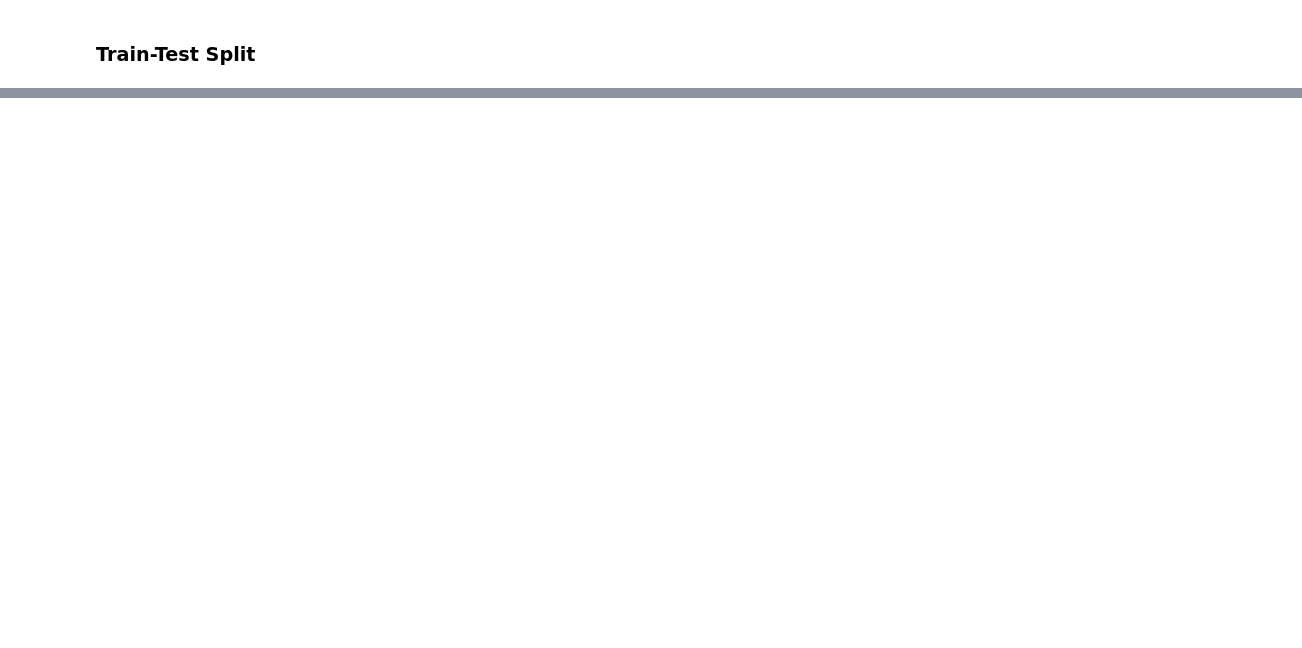
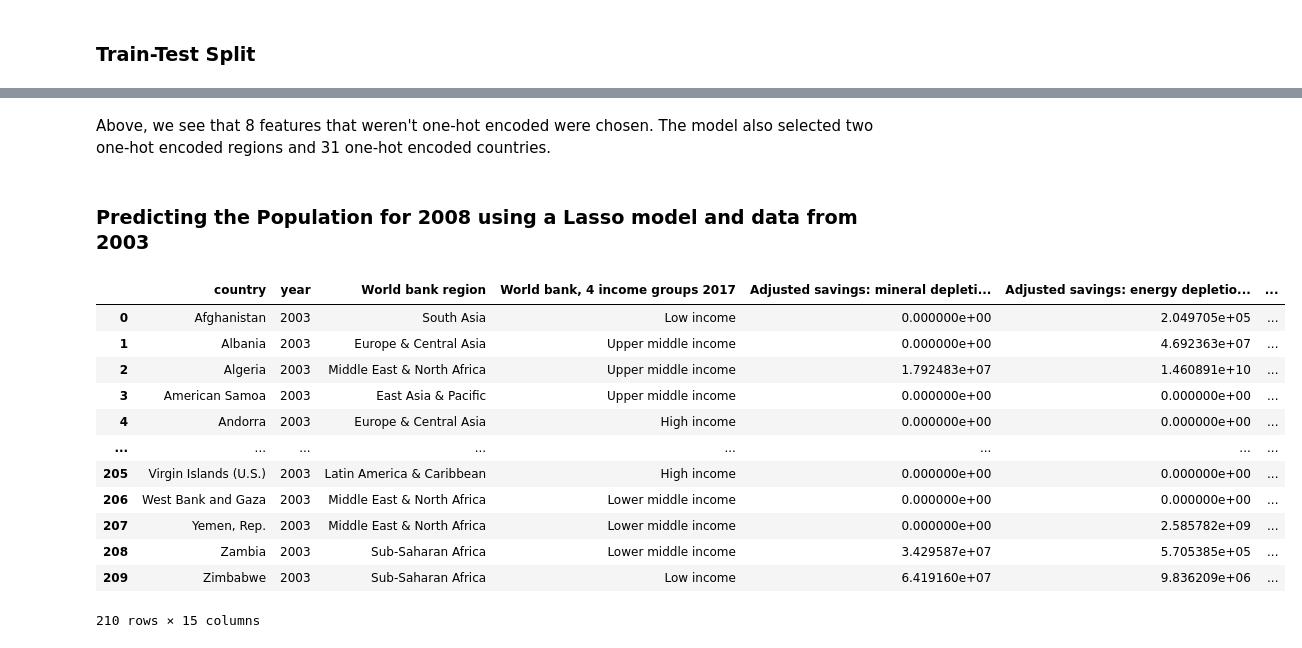
Before and after one commit to ashtonreed/Springboard, a Jupyter notebook: Capstone1/Capstone1_Machine_Learning.ipynb, the cells around one changed output, grey strips where cells are left out. Saved outputs shown, nothing was run; the diff lists cells and outputs as text; code cells hidden in the pictures; blank space fills up the shorter version.

```diff
--- a/Capstone1/Capstone1_Machine_Learning.ipynb
+++ b/Capstone1/Capstone1_Machine_Learning.ipynb
@@ -181,0 +259,23 @@ Without using cross validation, we get a score of 0.9977 for our linear regressi
+# %% [markdown]
+Above, we see that 8 features that weren't one-hot encoded were chosen. The model also selected two one-hot encoded regions and 31 one-hot encoded countries.
+# %% [markdown]
+### Predicting the Population for 2008 using a Lasso model and data from 2003
+# %%
+# Reading in 2003 dataframe
+df_2003 = pd.read_csv('data_2003.csv', header=0)
+df_2003 = df_2003.drop('Unnamed: 0', axis=1)
+df_2003
+# %% [output]
+|  | country | year | World bank region | World bank, 4 income groups 2017 | Adjusted savings: mineral depleti... | Adjusted savings: energy depletio... | ... |
+| 0 | Afghanistan | 2003 | South Asia | Low income | 0.000000e+00 | 2.049705e+05 | ... |
+| 1 | Albania | 2003 | Europe & Central Asia | Upper middle income | 0.000000e+00 | 4.692363e+07 | ... |
+| 2 | Algeria | 2003 | Middle East & North Africa | Upper middle income | 1.792483e+07 | 1.460891e+10 | ... |
+| 3 | American Samoa | 2003 | East Asia & Pacific | Upper middle income | 0.000000e+00 | 0.000000e+00 | ... |
+| 4 | Andorra | 2003 | Europe & Central Asia | High income | 0.000000e+00 | 0.000000e+00 | ... |
+| ... | ... | ... | ... | ... | ... | ... | ... |
+| 205 | Virgin Islands (U.S.) | 2003 | Latin America & Caribbean | High income | 0.000000e+00 | 0.000000e+00 | ... |
+| 206 | West Bank and Gaza | 2003 | Middle East & North Africa | Lower middle income | 0.000000e+00 | 0.000000e+00 | ... |
+| 207 | Yemen, Rep. | 2003 | Middle East & North Africa | Lower middle income | 0.000000e+00 | 2.585782e+09 | ... |
+| 208 | Zambia | 2003 | Sub-Saharan Africa | Lower middle income | 3.429587e+07 | 5.705385e+05 | ... |
+| 209 | Zimbabwe | 2003 | Sub-Saharan Africa | Low income | 6.419160e+07 | 9.836209e+06 | ... |
+210 rows × 15 columns
```
Also changed, not shown: parts of 75 cells of this notebook.
